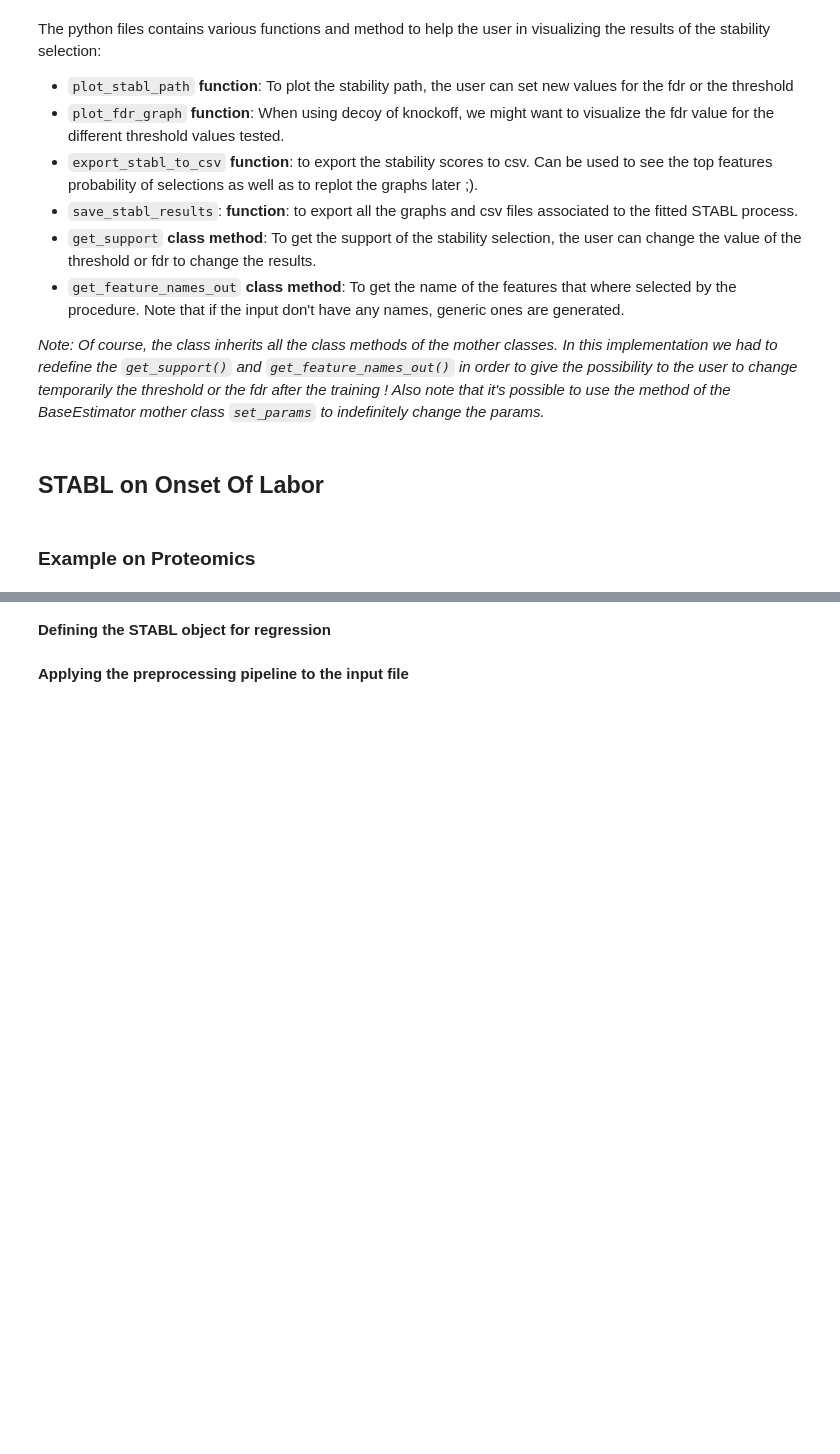
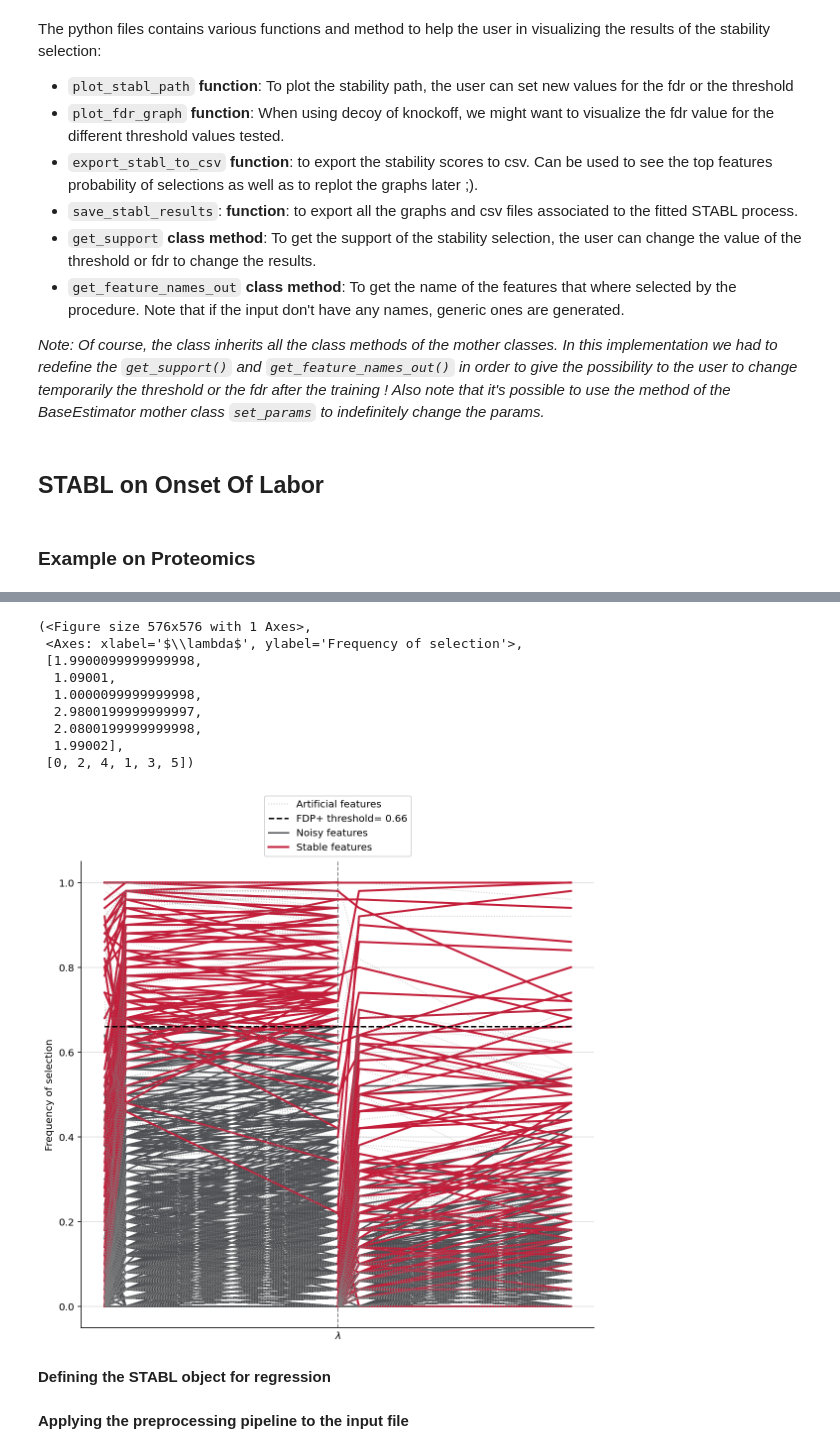
Before and after one commit to gregbellan/Stabl, a Jupyter notebook: Notebook examples/Tutorial Notebook.ipynb, the cells around one changed output, grey strips where cells are left out. Drawn from its saved outputs; the diff is of its cells as text; code cells hidden in the pictures; blank space fills up the shorter version.

```diff
--- a/Notebook examples/Tutorial Notebook.ipynb
+++ b/Notebook examples/Tutorial Notebook.ipynb
@@ -149,3 +219,16 @@ The python files contains various functions and method to help the user in visua
+# %%
+plot_stabl_path(stabl_regression, figsize=(4,8))
+# %% [output]
+(<Figure size 576x576 with 1 Axes>,
+ <Axes: xlabel='$\\lambda$', ylabel='Frequency of selection'>,
+ [1.9900099999999998,
+  1.09001,
+  1.0000099999999998,
+  2.9800199999999997,
+  2.0800199999999998,
+  1.99002],
+ [0, 2, 4, 1, 3, 5])
+[figure, added]
 # %% [markdown]
 **Defining the STABL object for regression**
 # %%
```
Also changed, not shown: parts of 18 cells of this notebook, 2 other files.
